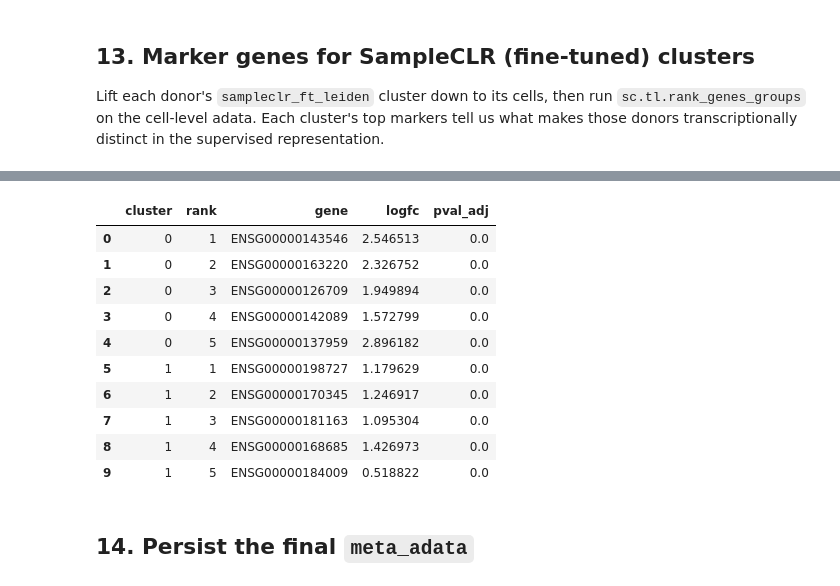
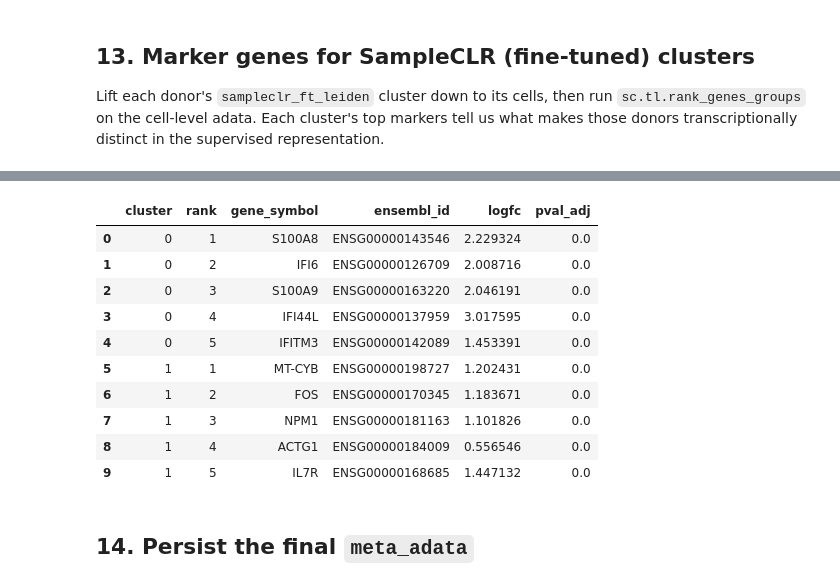
Before and after one commit to lueckenlab/patpy_tutorials, a Jupyter notebook: stephenson_combat_integration.ipynb, the cells around one changed output, grey strips where cells are left out. Cells and saved outputs as stored; diff of their text form; code cells hidden in the pictures.

```diff
--- a/stephenson_combat_integration.ipynb
+++ b/stephenson_combat_integration.ipynb
@@ -858,6 +899,27 @@ adata.obs["sampleclr_ft_cluster"] = (
 )
 print(adata.obs["sampleclr_ft_cluster"].value_counts())
 
+# adata.var_names ship as Ensembl IDs (ENSG…). Resolve them to HGNC symbols
+# via mygene.info so the marker plots and tables are human-readable. If a
+# symbol can't be found we fall back to the Ensembl ID.
+import mygene
+mg = mygene.MyGeneInfo()
+hits = mg.querymany(list(adata.var_names), scopes="ensembl.gene",
+                    fields="symbol", species="human", returnall=True)["out"]
+sym_map = {}
+for h in hits:
+    if "symbol" in h and h["query"] not in sym_map:
+        sym_map[h["query"]] = h["symbol"]
+adata.var["gene_name"] = [sym_map.get(g, g) for g in adata.var_names]
+n_named = (adata.var["gene_name"] != adata.var_names).sum()
+print(f"  resolved {n_named}/{adata.n_vars} Ensembl IDs to gene symbols")
+
+# Rank-genes-groups stores whatever is in adata.var_names, so swap them
+# (with a make-unique pass to suppress duplicate-symbol collisions).
+adata.var["ensembl_id"] = adata.var_names
+adata.var_names = pd.Index(adata.var["gene_name"]).astype(str)
+adata.var_names_make_unique()
+
 sc.tl.rank_genes_groups(
     adata, groupby="sampleclr_ft_cluster",
     method="wilcoxon", layer=LOGNORM_LAYER, n_genes=25,
@@ -874,31 +938,34 @@ sc.pl.rank_genes_groups(adata, n_genes=15, sharey=False)
 # %%
-# Top-5 markers per cluster as a tidy table
+# Top-5 markers per cluster, with both symbol and Ensembl ID for traceability.
+symbol_to_ensembl = dict(zip(adata.var_names, adata.var["ensembl_id"]))
 markers_records = []
 groups = adata.uns["rank_genes_groups"]["names"].dtype.names
 for g in groups:
     for i in range(5):
+        symbol = adata.uns["rank_genes_groups"]["names"][g][i]
         markers_records.append({
             "cluster": g,
             "rank": i + 1,
-            "gene": adata.uns["rank_genes_groups"]["names"][g][i],
-            "logfc": float(adata.uns["rank_genes_groups"]["logfoldchanges"][g][i]),
-            "pval_adj": float(adata.uns["rank_genes_groups"]["pvals_adj"][g][i]),
+            "gene_symbol": symbol,
+            "ensembl_id": symbol_to_ensembl.get(symbol, ""),
+            "logfc":     float(adata.uns["rank_genes_groups"]["logfoldchanges"][g][i]),
+            "pval_adj":  float(adata.uns["rank_genes_groups"]["pvals_adj"][g][i]),
         })
 markers_df = pd.DataFrame(markers_records)
 markers_df.to_csv(DATA_DIR / "sampleclr_ft_cluster_markers.csv", index=False)
 markers_df.head(25)
 # %% [output]
-|  | cluster | rank | gene | logfc | pval_adj |
-| 0 | 0 | 1 | ENSG00000143546 | 2.546513 | 0.0 |
-| 1 | 0 | 2 | ENSG00000163220 | 2.326752 | 0.0 |
-| 2 | 0 | 3 | ENSG00000126709 | 1.949894 | 0.0 |
-| 3 | 0 | 4 | ENSG00000142089 | 1.572799 | 0.0 |
-| 4 | 0 | 5 | ENSG00000137959 | 2.896182 | 0.0 |
-| 5 | 1 | 1 | ENSG00000198727 | 1.179629 | 0.0 |
-| 6 | 1 | 2 | ENSG00000170345 | 1.246917 | 0.0 |
-| 7 | 1 | 3 | ENSG00000181163 | 1.095304 | 0.0 |
-| 8 | 1 | 4 | ENSG00000168685 | 1.426973 | 0.0 |
-| 9 | 1 | 5 | ENSG00000184009 | 0.518822 | 0.0 |
+|  | cluster | rank | gene_symbol | ensembl_id | logfc | pval_adj |
+| 0 | 0 | 1 | S100A8 | ENSG00000143546 | 2.229324 | 0.0 |
+| 1 | 0 | 2 | IFI6 | ENSG00000126709 | 2.008716 | 0.0 |
+| 2 | 0 | 3 | S100A9 | ENSG00000163220 | 2.046191 | 0.0 |
+| 3 | 0 | 4 | IFI44L | ENSG00000137959 | 3.017595 | 0.0 |
+| 4 | 0 | 5 | IFITM3 | ENSG00000142089 | 1.453391 | 0.0 |
+| 5 | 1 | 1 | MT-CYB | ENSG00000198727 | 1.202431 | 0.0 |
+| 6 | 1 | 2 | FOS | ENSG00000170345 | 1.183671 | 0.0 |
+| 7 | 1 | 3 | NPM1 | ENSG00000181163 | 1.101826 | 0.0 |
+| 8 | 1 | 4 | ACTG1 | ENSG00000184009 | 0.556546 | 0.0 |
+| 9 | 1 | 5 | IL7R | ENSG00000168685 | 1.447132 | 0.0 |
 # %% [markdown]
 ## 14. Persist the final `meta_adata`
 # %%
```
Also changed, not shown: parts of 22 cells of this notebook.
